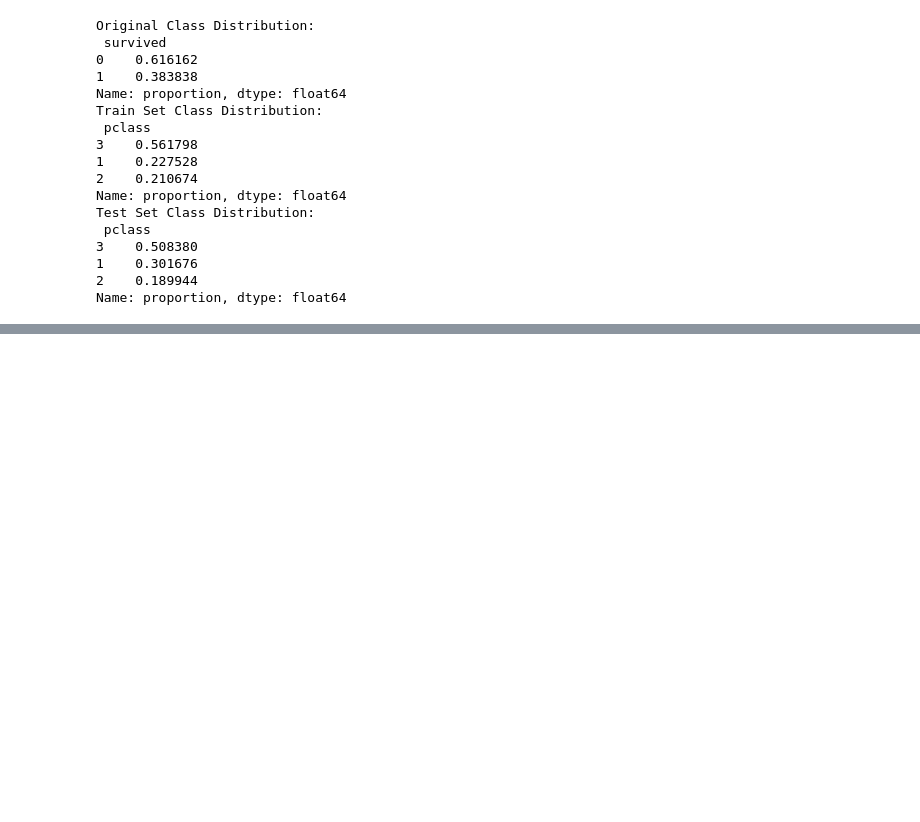
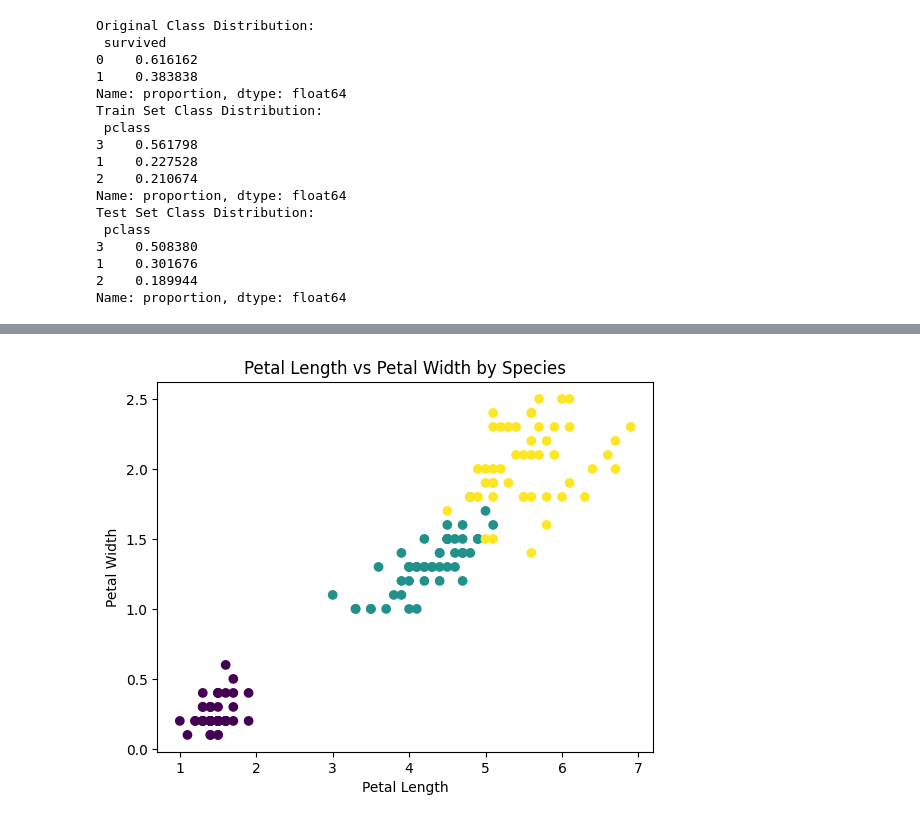
Before and after one commit to Crusoe22/applied-ml-moss, a Jupyter notebook: lab02/ml02_Moss.ipynb, the cells around one changed output, grey strips where cells are left out. Saved outputs shown, nothing was run; the diff lists cells and outputs as text; code cells hidden in the pictures; blank space fills up the shorter version.

```diff
--- a/lab02/ml02_Moss.ipynb
+++ b/lab02/ml02_Moss.ipynb
@@ -246,0 +338,7 @@ Name: proportion, dtype: float64
+# %%
+# Print all unique values from species
+print(iris['species'].unique())
+
+# Convert categorical data to numeric
+species_value = iris['species'].map({'setosa': 0, 'versicolor': 1, 'virginica': 2})
+print(species_value)
@@ -246,0 +359,10 @@ Name: proportion, dtype: float64
+# %%
+
+
+plt.scatter(iris['petal_length'], iris['petal_width'], c=species_value)
+plt.xlabel('Petal Length')
+plt.ylabel('Petal Width')
+plt.title('Petal Length vs Petal Width by Species')
+plt.show()
+# %% [output]
+[figure, added]
```
Also changed, not shown: parts of 17 cells of this notebook, 1 other file.
